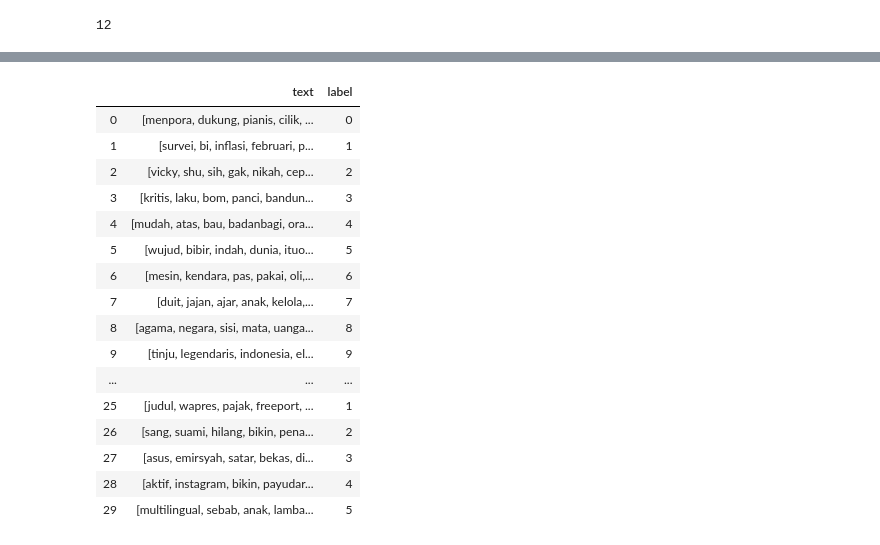
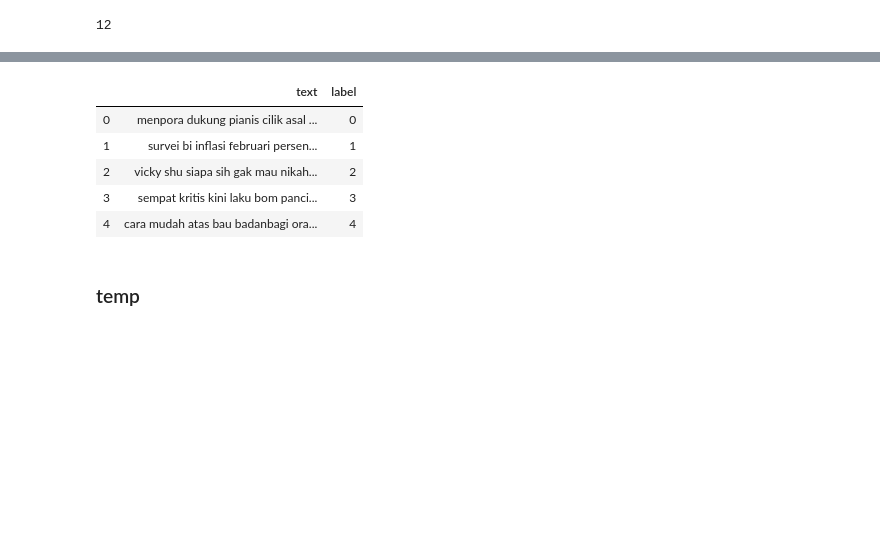
Before and after one commit to rickylukman/latihanakhir, a Jupyter notebook: Preprocessing_TA.ipynb, the cells around one changed output, grey strips where cells are left out. Drawn from its saved outputs; the diff is of its cells as text; code cells hidden in the pictures; blank space fills up the shorter version.

```diff
--- a/Preprocessing_TA.ipynb
+++ b/Preprocessing_TA.ipynb
@@ -76,0 +99,5 @@ Stopwords Removal done, save in stopwords_df.pkl
+# %%
+factory = StopWordRemoverFactory()
+stopwords = factory.get_stop_words()
+stopword = factory.create_stop_word_remover()
+print(stopwords)
@@ -76,0 +106,12 @@ Stopwords Removal done, save in stopwords_df.pkl
+# %%
+# merubah array ke dataframe
+for i in range(len(df)):
+    df['text'].loc[i] = " ".join(df['text'].loc[i])
+
+# stopword sastrawi
+for i in range(len(df)):
+    kalimat = df['text'].loc[i]
+    stop = stopword.remove(kalimat)
+    df['text'].loc[i] = stop
+df.to_pickle('D:\JupyterNotebook\DataProcess\stopwords_sastrawi_df.pkl')
+print("Stopwords Removal done, save in stopwords_sastrawi_df.pkl")
@@ -134,5 +177,7 @@ Stemming done, save in stemming_full.pkl
 # %%
-dfX = pd.read_pickle(r'D:\JupyterNotebook\DataProcess\stemming_365.pkl')
+# Buat rearrange posisi
+dfX = pd.read_pickle(r'D:\JupyterNotebook\DataProcess\stemming_SWsastrawi.pkl')
+# dfX['text']=dfX.apply(lambda x: tokenize(x[0]), axis=1)
 dfX.head()
 # %% [output]
 |  | text | label |
@@ -251,23 +256,15 @@ final_df
 | 359 | [destinasi, wisata, keri, renang,... | 11 |
 360 rows × 2 columns
+# %%
+for i in range(len(final_df)):
+    final_df['text'].loc[i] = ' '.join(final_df['text'].loc[i])
 # %%
-final_df.to_pickle('D:\JupyterNotebook\DataProcess\preprocess_result.pkl')
-final_df.head(30)
+final_df.to_pickle('D:\JupyterNotebook\DataProcess\preprocess_SWsastrawi_nostemming.pkl')
+final_df.head()
 # %% [output]
 |  | text | label |
-| 0 | [menpora, dukung, pianis, cilik, ... | 0 |
-| 1 | [survei, bi, inflasi, februari, p... | 1 |
-| 2 | [vicky, shu, sih, gak, nikah, cep... | 2 |
-| 3 | [kritis, laku, bom, panci, bandun... | 3 |
-| 4 | [mudah, atas, bau, badanbagi, ora... | 4 |
-| 5 | [wujud, bibir, indah, dunia, ituo... | 5 |
-| 6 | [mesin, kendara, pas, pakai, oli,... | 6 |
-| 7 | [duit, jajan, ajar, anak, kelola,... | 7 |
-| 8 | [agama, negara, sisi, mata, uanga... | 8 |
-| 9 | [tinju, legendaris, indonesia, el... | 9 |
-| ... | ... | ... |
-| 25 | [judul, wapres, pajak, freeport, ... | 1 |
-| 26 | [sang, suami, hilang, bikin, pena... | 2 |
-| 27 | [asus, emirsyah, satar, bekas, di... | 3 |
-| 28 | [aktif, instagram, bikin, payudar... | 4 |
-| 29 | [multilingual, sebab, anak, lamba... | 5 |
+| 0 | menpora dukung pianis cilik asal ... | 0 |
+| 1 | survei bi inflasi februari persen... | 1 |
+| 2 | vicky shu siapa sih gak mau nikah... | 2 |
+| 3 | sempat kritis kini laku bom panci... | 3 |
+| 4 | cara mudah atas bau badanbagi ora... | 4 |
@@ -289,0 +271,2 @@ for usr in range(len(dict_by_label)):
+# %% [markdown]
+### temp
```
Also changed, not shown: parts of 24 cells of this notebook, 2 other files.
